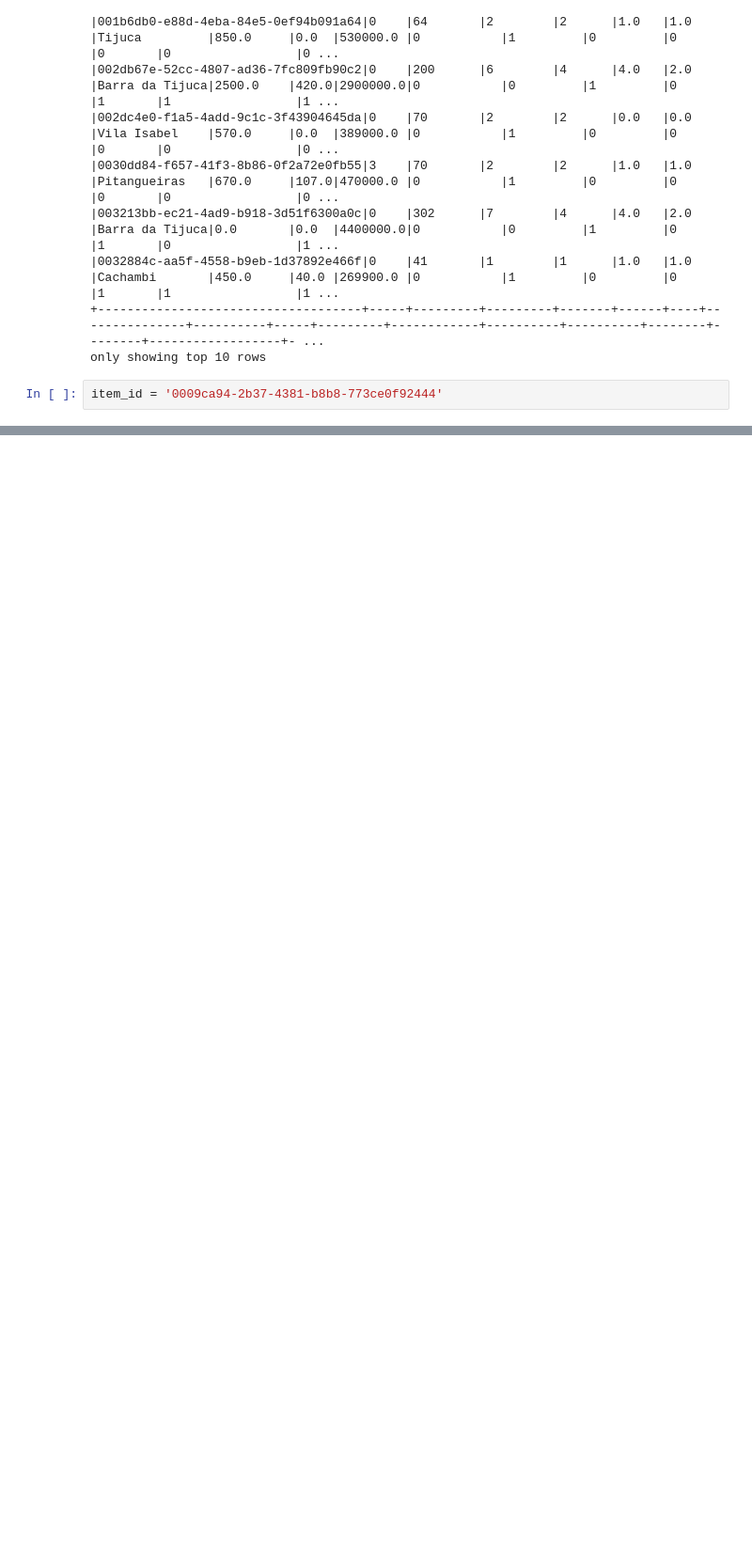
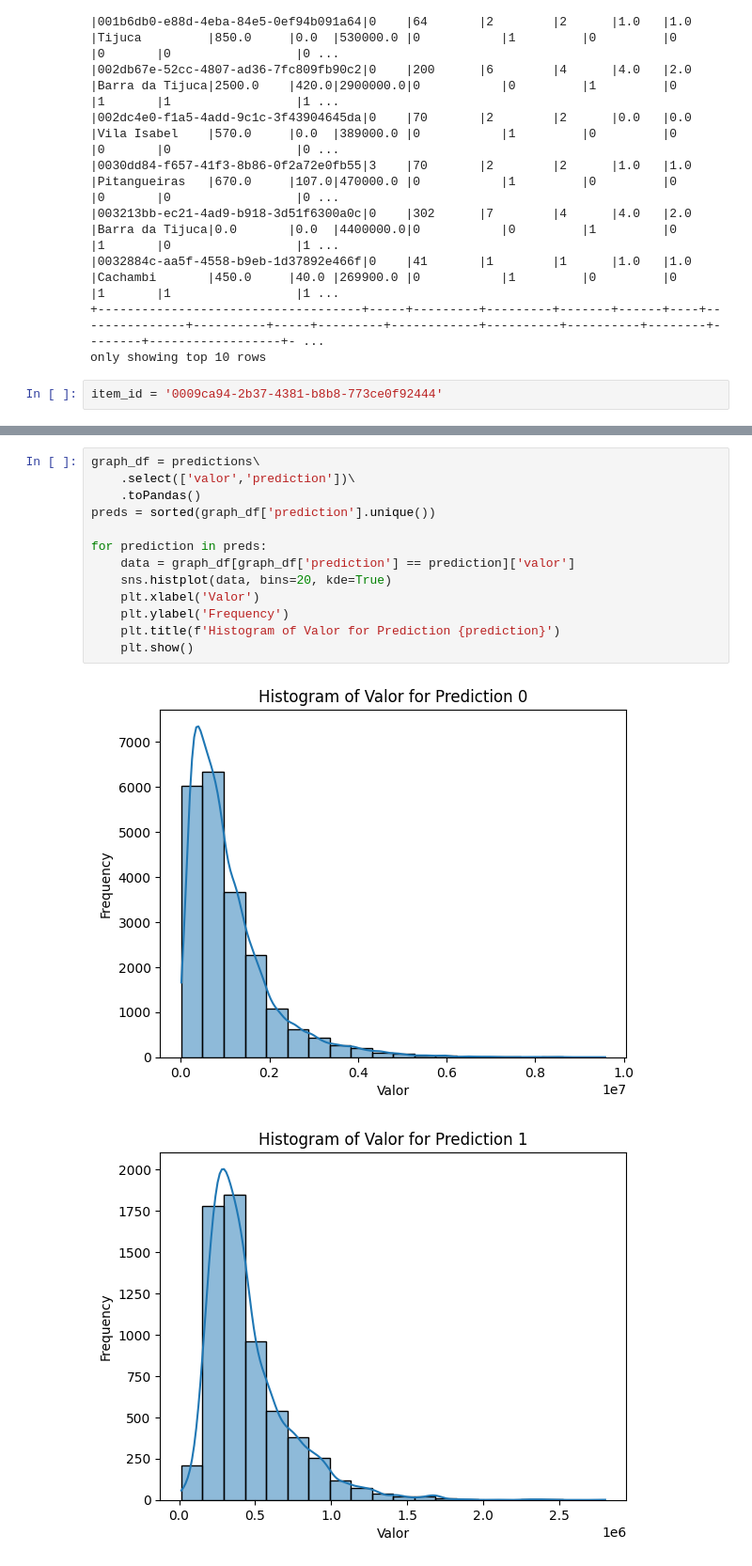
Before and after one commit to HiagoW/Alura-DataScience-Challenge, a Jupyter notebook: week_3/challenge/Challenge 3.ipynb, the cells around one changed output, grey strips where cells are left out. Shown at 94% size. Cells and saved outputs as stored; diff of their text form; blank space fills up the shorter version.

```diff
--- a/week_3/challenge/Challenge 3.ipynb
+++ b/week_3/challenge/Challenge 3.ipynb
@@ -524,0 +609,16 @@ top_df.show()
+# %%
+graph_df = predictions\
+    .select(['valor','prediction'])\
+    .toPandas()
+preds = sorted(graph_df['prediction'].unique())
+
+for prediction in preds:
+    data = graph_df[graph_df['prediction'] == prediction]['valor']
+    sns.histplot(data, bins=20, kde=True)
+    plt.xlabel('Valor')
+    plt.ylabel('Frequency')
+    plt.title(f'Histogram of Valor for Prediction {prediction}')
+    plt.show()
+# %% [output]
+[figure, added]
+[figure, added]
```
Also changed, not shown: parts of 23 cells of this notebook.
